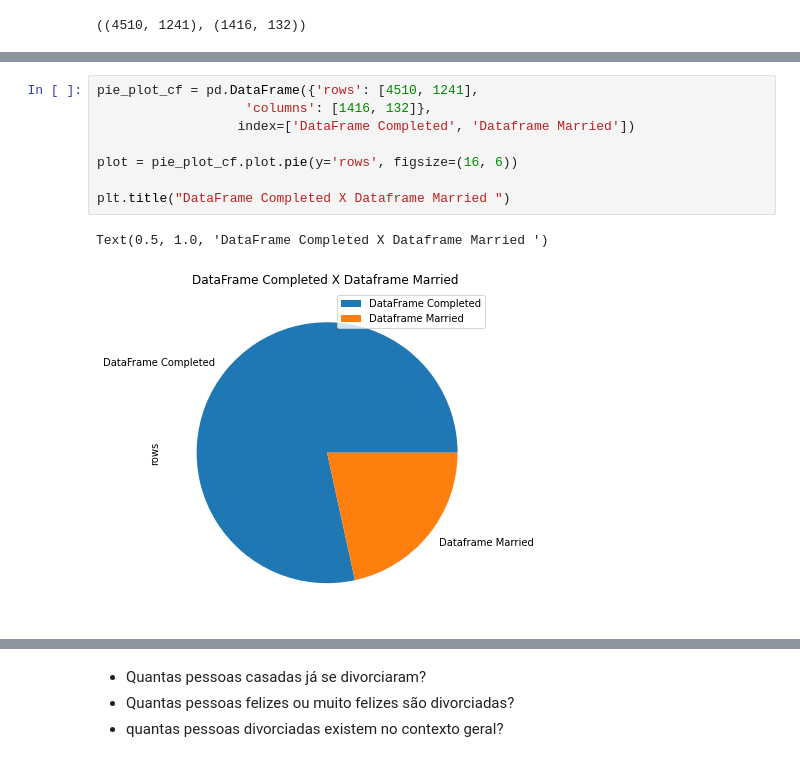
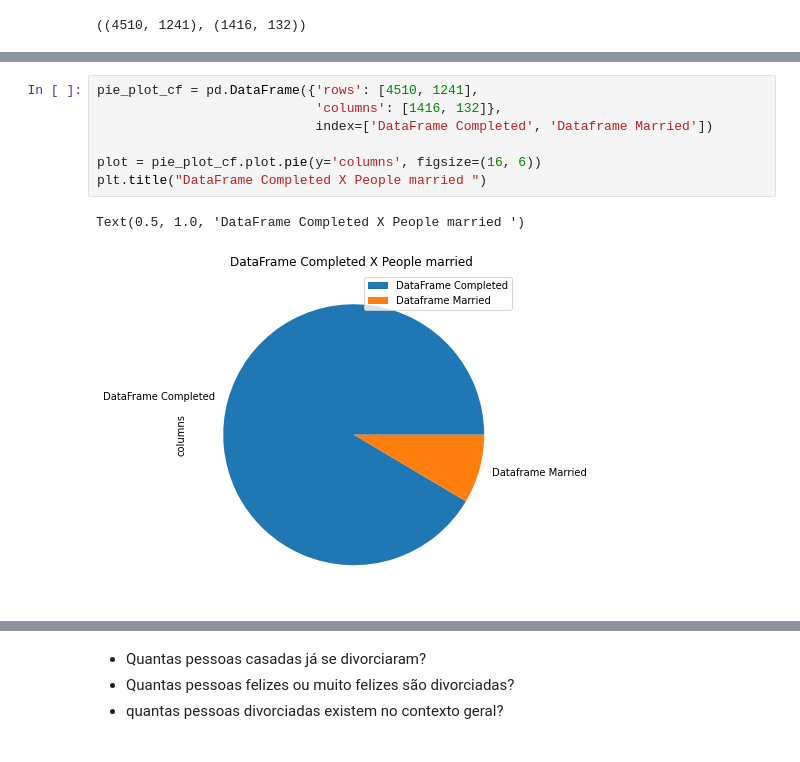
Before and after one commit to ClovisMonteiro/Data-solutions, a Jupyter notebook: Task_1_Happy_Marriage.ipynb, the cells around one changed output, grey strips where cells are left out. Saved outputs shown, nothing was run; the diff lists cells and outputs as text.

```diff
--- a/Task_1_Happy_Marriage.ipynb
+++ b/Task_1_Happy_Marriage.ipynb
@@ -225,11 +236,10 @@ df.shape, marriage.shape
 # %%
 pie_plot_cf = pd.DataFrame({'rows': [4510, 1241],
-                   'columns': [1416, 132]},
-                  index=['DataFrame Completed', 'Dataframe Married'])
+                            'columns': [1416, 132]},
+                            index=['DataFrame Completed', 'Dataframe Married'])
 
-plot = pie_plot_cf.plot.pie(y='rows', figsize=(16, 6))
-
-plt.title("DataFrame Completed X Dataframe Married ")
+plot = pie_plot_cf.plot.pie(y='columns', figsize=(16, 6))
+plt.title("DataFrame Completed X People married ")
 # %% [output]
-Text(0.5, 1.0, 'DataFrame Completed X Dataframe Married ')
+Text(0.5, 1.0, 'DataFrame Completed X People married ')
-[figure, old version]
+[figure, new version]
```
Also changed, not shown: parts of 6 cells of this notebook.
